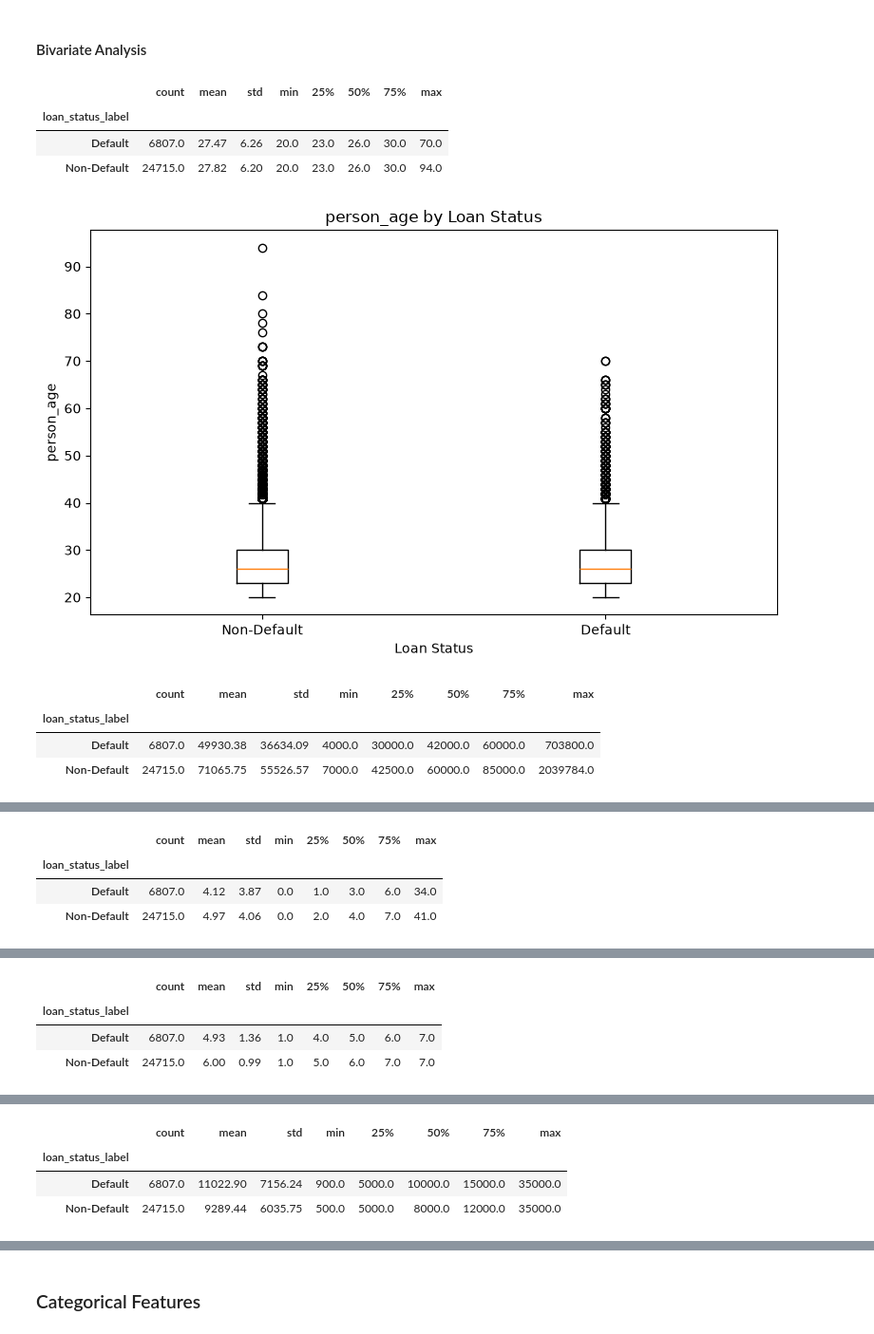
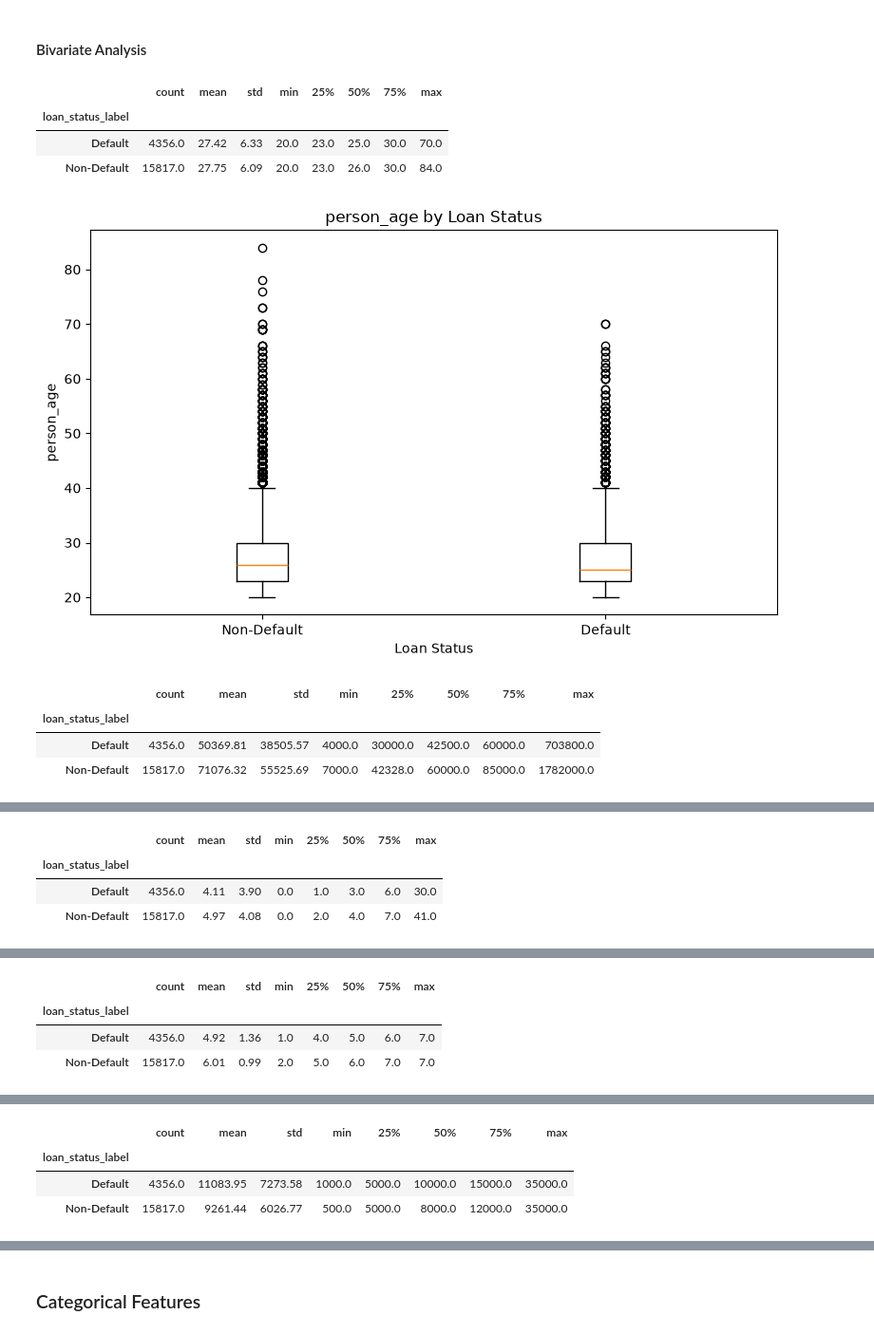
Before and after one commit to AIVIETNAM-AIO-trungcan/Module-2, a Jupyter notebook: notebook/EDA.ipynb, the cells around one changed output, grey strips where cells are left out. Shown at 95% size. Cells and saved outputs as stored; diff of their text form; code cells hidden in the pictures.

```diff
--- a/notebook/EDA.ipynb
+++ b/notebook/EDA.ipynb
@@ -217,13 +263,13 @@ for feature in numerical_features:
     fig, axes = plt.subplots(1, 2, figsize=(12, 4))
 
     # Histogram
-    axes[0].hist(df_clean[feature], bins=30)
+    axes[0].hist(df_train[feature], bins=30)
     axes[0].set_title(f"{feature} Distribution")
     axes[0].set_xlabel(feature)
     axes[0].set_ylabel("Frequency")
 
     # Boxplot
-    axes[1].boxplot(df_clean[feature], vert=True)
+    axes[1].boxplot(df_train[feature], vert=True)
     axes[1].set_title(f"{feature} Boxplot")
     axes[1].set_ylabel(feature)
 
@@ -263,58 +309,47 @@ The dataset is primarily composed of **young borrowers with low-to-middle annual
 # %% [markdown]
 #### Bivariate Analysis
 # %%
-numerical_features = [
-    "person_age",
-    "person_income",
-    "person_emp_length",
-    "loan_grade",
-    "loan_amnt",
-    "loan_int_rate",
-    "loan_percent_income",
-    "cb_person_cred_hist_length"
-]
-
 target_mapping = {
     0: "Non-Default",
     1: "Default"
 }
 
-df_plot = df_clean.copy()
+df_plot = df_train.copy()
 df_plot["loan_status_label"] = df_plot["loan_status"].map(target_mapping)
 
 for feature in numerical_features:
 
     display(
         df_plot.groupby("loan_status_label")[feature]
         .describe()
         .round(2)
     )
 
     plt.figure(figsize=(8,5))
 
     data = [
         df_plot[df_plot["loan_status"] == 0][feature],
         df_plot[df_plot["loan_status"] == 1][feature]
     ]
 
     plt.boxplot(
         data,
         tick_labels=["Non-Default", "Default"]
     )
 
     plt.title(f"{feature} by Loan Status")
     plt.xlabel("Loan Status")
     plt.ylabel(feature)
 
     plt.tight_layout()
     plt.show()
 # %% [output]
 |  | count | mean | std | min | 25% | 50% | 75% | max |
 | loan_status_label |  |  |  |  |  |  |  |  |
-| Default | 6807.0 | 27.47 | 6.26 | 20.0 | 23.0 | 26.0 | 30.0 | 70.0 |
-| Non-Default | 24715.0 | 27.82 | 6.20 | 20.0 | 23.0 | 26.0 | 30.0 | 94.0 |
+| Default | 4356.0 | 27.42 | 6.33 | 20.0 | 23.0 | 25.0 | 30.0 | 70.0 |
+| Non-Default | 15817.0 | 27.75 | 6.09 | 20.0 | 23.0 | 26.0 | 30.0 | 84.0 |
-[figure, old version]
+[figure, new version]
 |  | count | mean | std | min | 25% | 50% | 75% | max |
 | loan_status_label |  |  |  |  |  |  |  |  |
-| Default | 6807.0 | 49930.38 | 36634.09 | 4000.0 | 30000.0 | 42000.0 | 60000.0 | 703800.0 |
-| Non-Default | 24715.0 | 71065.75 | 55526.57 | 7000.0 | 42500.0 | 60000.0 | 85000.0 | 2039784.0 |
+| Default | 4356.0 | 50369.81 | 38505.57 | 4000.0 | 30000.0 | 42500.0 | 60000.0 | 703800.0 |
+| Non-Default | 15817.0 | 71076.32 | 55525.69 | 7000.0 | 42328.0 | 60000.0 | 85000.0 | 1782000.0 |
@@ -322,4 +357,4 @@ for feature in numerical_features:
 |  | count | mean | std | min | 25% | 50% | 75% | max |
 | loan_status_label |  |  |  |  |  |  |  |  |
-| Default | 6807.0 | 4.12 | 3.87 | 0.0 | 1.0 | 3.0 | 6.0 | 34.0 |
-| Non-Default | 24715.0 | 4.97 | 4.06 | 0.0 | 2.0 | 4.0 | 7.0 | 41.0 |
+| Default | 4356.0 | 4.11 | 3.90 | 0.0 | 1.0 | 3.0 | 6.0 | 30.0 |
+| Non-Default | 15817.0 | 4.97 | 4.08 | 0.0 | 2.0 | 4.0 | 7.0 | 41.0 |
@@ -327,4 +362,4 @@ for feature in numerical_features:
 |  | count | mean | std | min | 25% | 50% | 75% | max |
 | loan_status_label |  |  |  |  |  |  |  |  |
-| Default | 6807.0 | 4.93 | 1.36 | 1.0 | 4.0 | 5.0 | 6.0 | 7.0 |
-| Non-Default | 24715.0 | 6.00 | 0.99 | 1.0 | 5.0 | 6.0 | 7.0 | 7.0 |
+| Default | 4356.0 | 4.92 | 1.36 | 1.0 | 4.0 | 5.0 | 6.0 | 7.0 |
+| Non-Default | 15817.0 | 6.01 | 0.99 | 2.0 | 5.0 | 6.0 | 7.0 | 7.0 |
@@ -332,7 +367,7 @@ for feature in numerical_features:
 |  | count | mean | std | min | 25% | 50% | 75% | max |
 | loan_status_label |  |  |  |  |  |  |  |  |
-| Default | 6807.0 | 11022.90 | 7156.24 | 900.0 | 5000.0 | 10000.0 | 15000.0 | 35000.0 |
-| Non-Default | 24715.0 | 9289.44 | 6035.75 | 500.0 | 5000.0 | 8000.0 | 12000.0 | 35000.0 |
+| Default | 4356.0 | 11083.95 | 7273.58 | 1000.0 | 5000.0 | 10000.0 | 15000.0 | 35000.0 |
+| Non-Default | 15817.0 | 9261.44 | 6026.77 | 500.0 | 5000.0 | 8000.0 | 12000.0 | 35000.0 |
 [figure]
 |  | count | mean | std | min | 25% | 50% | 75% | max |
 | loan_status_label |  |  |  |  |  |  |  |  |
```
Also changed, not shown: parts of 17 cells of this notebook, 5 other files.
